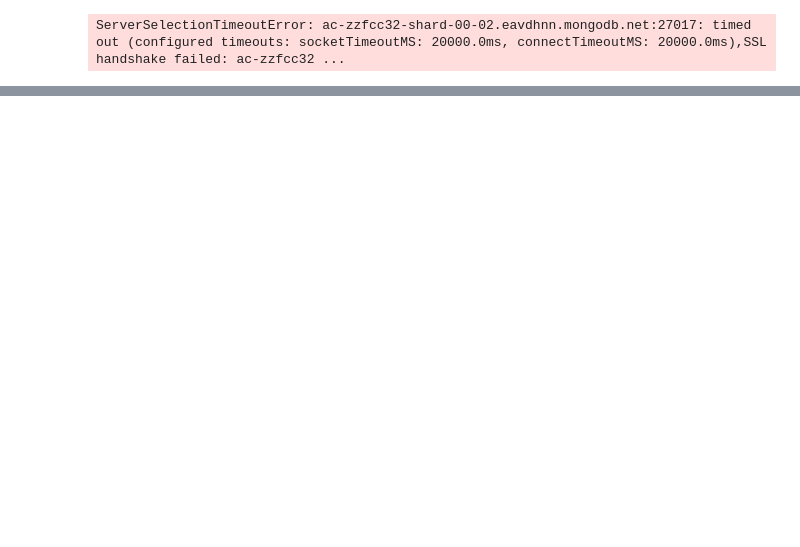
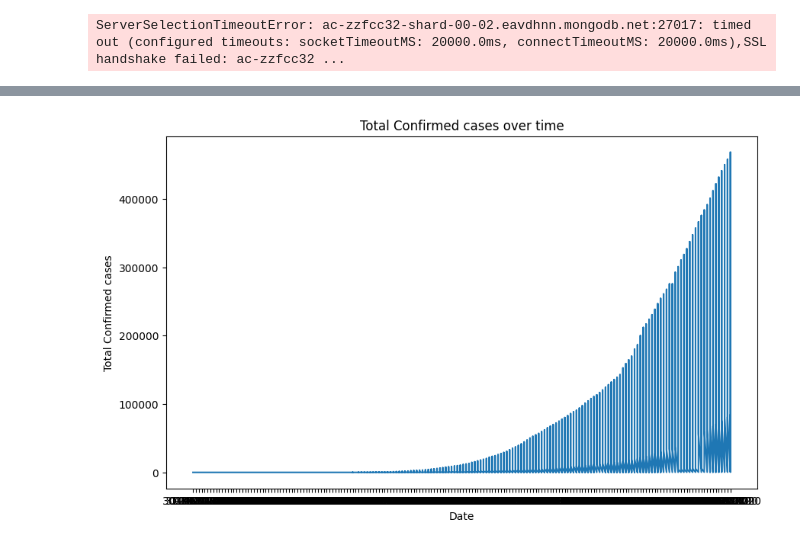
Before and after one commit to SahillMulani/Database-and-Analytics-Programming-Project, a Jupyter notebook: x22234144/COVID ETL.ipynb, the cells around one changed output, grey strips where cells are left out. Cells and saved outputs as stored; diff of their text form; code cells hidden in the pictures; blank space fills up the shorter version.

```diff
--- a/x22234144/COVID ETL.ipynb
+++ b/x22234144/COVID ETL.ipynb
@@ -26,3 +26,7 @@ df = df.drop('_id', axis=1)
 df.head()
 # %% [output]
 ServerSelectionTimeoutError: ac-zzfcc32-shard-00-02.eavdhnn.mongodb.net:27017: timed out (configured timeouts: socketTimeoutMS: 20000.0ms, connectTimeoutMS: 20000.0ms),SSL handshake failed: ac-zzfcc32 ...
+# %%
+import pandas as pd
+
+df = pd.read_csv('covid.csv')
@@ -28,0 +41,84 @@ ServerSelectionTimeoutError: ac-zzfcc32-shard-00-02.eavdhnn.mongodb.net:27017: t
+# %%
+import pandas as pd
+import matplotlib.pyplot as plt
+import seaborn as sns
+
+# Assuming you have a DataFrame df with the specified columns
+# Example DataFrame:
+# df = ...
+
+# Graph 1: Line plot for Total Confirmed cases over time
+plt.figure(figsize=(10, 6))
+plt.plot(df['Date'], df['Total Confirmed cases'])
+plt.title('Total Confirmed cases over time')
+plt.xlabel('Date')
+plt.ylabel('Total Confirmed cases')
+plt.show()
+
+# Graph 2: Bar plot for Total Confirmed cases by State/UT
+plt.figure(figsize=(12, 8))
+sns.barplot(x='Total Confirmed cases', y='Name of State / UT', data=df)
+plt.title('Total Confirmed cases by State/UT')
+plt.xlabel('Total Confirmed cases')
+plt.ylabel('State/UT')
+plt.show()
+
+# Graph 3: Scatter plot for Latitude and Longitude
+plt.figure(figsize=(10, 6))
+plt.scatter(df['Longitude'], df['Latitude'])
+plt.title('Scatter plot of Latitude and Longitude')
+plt.xlabel('Longitude')
+plt.ylabel('Latitude')
+plt.show()
+
+# Graph 4: Pie chart for Death distribution
+plt.figure(figsize=(8, 8))
+plt.pie(df['Death'], labels=df['Name of State / UT'], autopct='%1.1f%%', startangle=140)
+plt.title('Distribution of Death by State/UT')
+plt.show()
+
+# Graph 5: Stacked bar plot for New cases, New deaths, and New recovered
+df[['New cases', 'New deaths', 'New recovered']].plot(kind='bar', stacked=True, figsize=(12, 8))
+plt.title('Stacked Bar Plot for New cases, New deaths, and New recovered')
+plt.xlabel('Date')
+plt.ylabel('Count')
+plt.show()
+
+# Graph 6: Line plot for Total tests conducted over time
+plt.figure(figsize=(10, 6))
+plt.plot(df['Date'], df['total_tests'])
+plt.title('Total tests conducted over time')
+plt.xlabel('Date')
+plt.ylabel('Total tests conducted')
+plt.show()
+
+# Graph 7: Box plot for Active cases
+plt.figure(figsize=(8, 8))
+sns.boxplot(df['active_cases'])
+plt.title('Box Plot for Active cases')
+plt.show()
+
+# Graph 8: Histogram for Total recovered cases
+plt.figure(figsize=(10, 6))
+plt.hist(df['total_recovered'], bins=20, color='skyblue', edgecolor='black')
+plt.title('Histogram for Total recovered cases')
+plt.xlabel('Total recovered cases')
+plt.ylabel('Frequency')
+plt.show()
+
+# Graph 9: Area plot for Total Confirmed cases and Total recovered over time
+df[['Total Confirmed cases', 'total_recovered']].plot(kind='area', stacked=False, figsize=(12, 8))
+plt.title('Area Plot for Total Confirmed cases and Total recovered over time')
+plt.xlabel('Date')
+plt.ylabel('Count')
+plt.show()
+
+# Graph 10: Violin plot for Death distribution
+plt.figure(figsize=(12, 8))
+sns.violinplot(x='Death', y='Name of State / UT', data=df)
+plt.title('Violin Plot for Death distribution by State/UT')
+plt.xlabel('Death')
+plt.ylabel('State/UT')
+plt.show()
+# %% [output]
+[figure, added]
```
Also changed, not shown: parts of 3 cells of this notebook, 4 other files.
